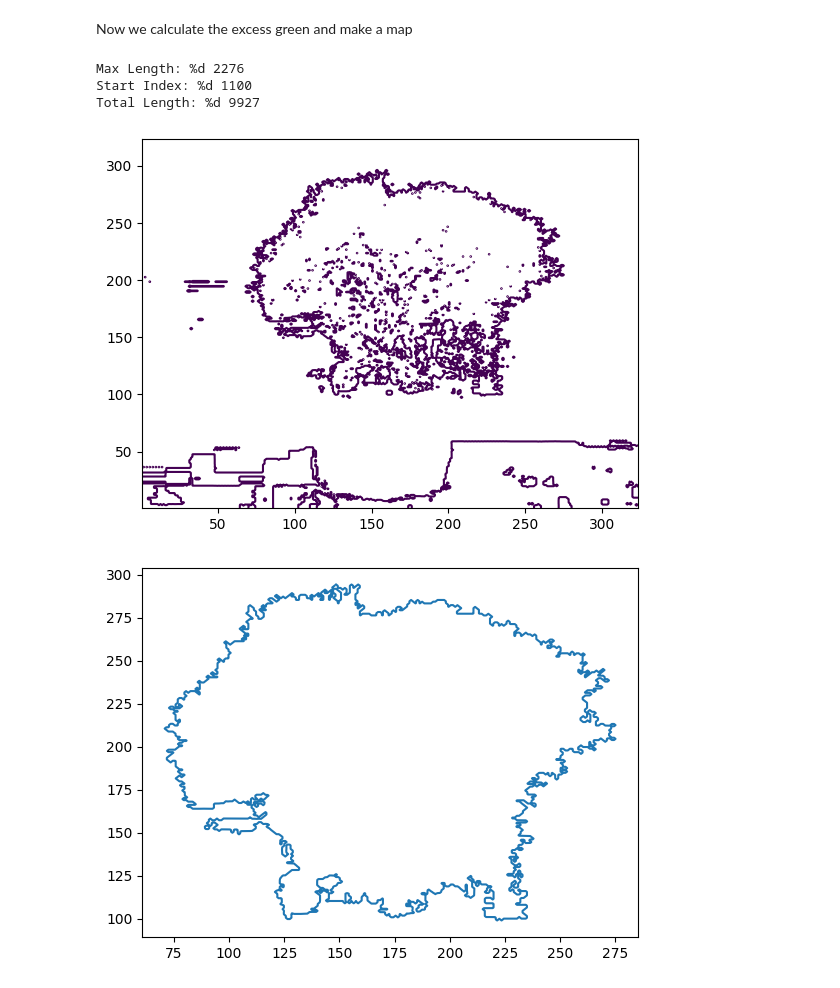
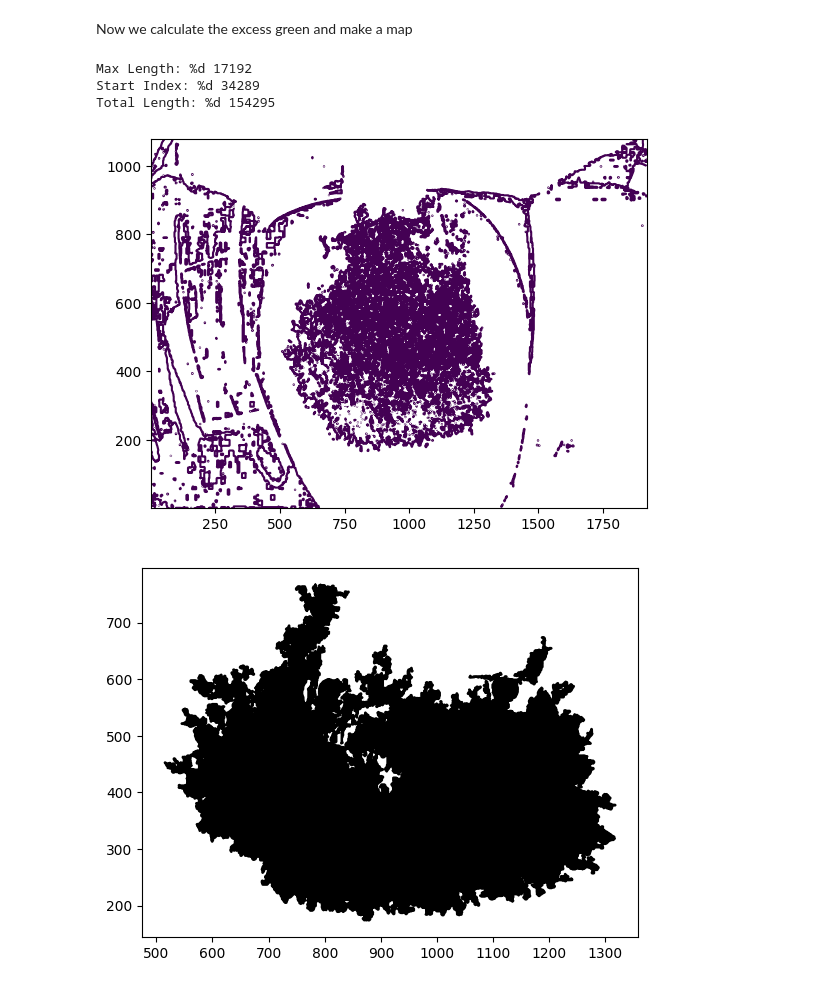
Before and after one commit to griffinross2/Topiary-TrimBot, a Jupyter notebook: experimental/python-notebooks/plant_detect/plant_detect_excess_green.ipynb, the cells around one changed output. Saved outputs shown, nothing was run; the diff lists cells and outputs as text; code cells hidden in the pictures.

Commit message:
outline to 3d

```diff
--- a/experimental/python-notebooks/plant_detect/plant_detect_excess_green.ipynb
+++ b/experimental/python-notebooks/plant_detect/plant_detect_excess_green.ipynb
@@ -9,11 +9,13 @@ import matplotlib.pyplot as plt
 from matplotlib import colormaps as cm
 
 # Import the image
-img = Image.open("image324x324inside.jpg")
+# img = Image.open("image324x324inside.jpg")
 # img = Image.open("image324x324outside.jpg")
 # img = Image.open("image_rot_1.JPG")
+img = Image.open("left_rot_1.jpg")
+img = img.rotate(180)
 
-img.show()
+# img.show()
 # %% [markdown]
 Now we calculate the excess green and make a map
 # %%
@@ -85,37 +87,38 @@ start_index = 0
 i = 0
 
 for vertices, code in path.iter_segments():
     length = length + 1
 
     if code == 1:
         index = i
 
     if code == 79: # CLOSEPOLY = np.uint8(79)
         length = 0
     if length > max_length:
         max_length = length
         start_index = index
 
     i = i + 1
 print("Max Length: %d",max_length)
 print("Start Index: %d",start_index)
 print("Total Length: %d",i-1)
 
 outline = points[start_index:start_index + max_length]
-plt.plot(outline[:, 0], outline[:, 1])
+plt.plot(outline[:, 0], outline[:, 1],color='black')
+plt.fill(outline[:, 0], outline[:, 1],facecolor='black')
 
 # Show map over original image
 map = map.T
 for x in range(img.width):
     for y in range(img.height):
         if map[x, y] >= threshold:
             r, g, b = map_img.getpixel((x, y))
             img.putpixel((x, y), (r, g, b))
 
-img.show()
+#img.show()
 # %% [output]
-Max Length: %d 2276
-Start Index: %d 1100
-Total Length: %d 9927
+Max Length: %d 17192
+Start Index: %d 34289
+Total Length: %d 154295
-[figure, old version]
+[figure, new version]
-[figure, old version]
+[figure, new version]
```
Also changed, not shown: 13 other files.
